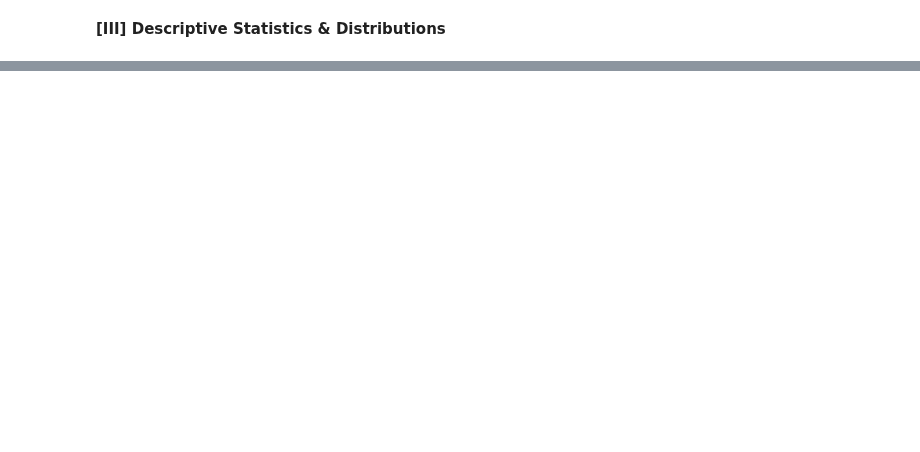
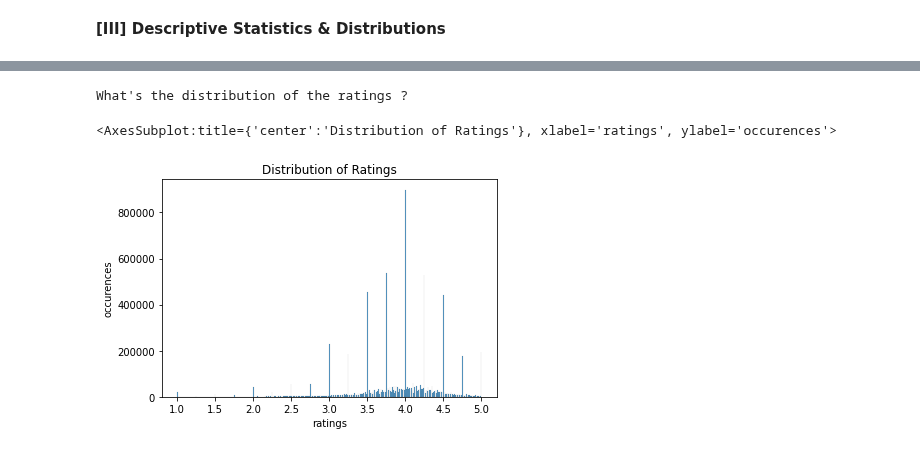
Before and after one commit to epfl-ada/ada-2022-project-analyteam, a Jupyter notebook: processing_ratings.ipynb, the cells around one changed output, grey strips where cells are left out. Cells and saved outputs as stored; diff of their text form; code cells hidden in the pictures; blank space fills up the shorter version.

Commit message:
processing_ratings

```diff
--- a/processing_ratings.ipynb
+++ b/processing_ratings.ipynb
@@ -83,0 +221,3 @@ ratings_ddf.head(5)
+# %%
+ratings_ddf=ing.read_parquet('RefinedData\BeerAdvocate\\ratings.parquet')
+ratings_ddf[['appearance','aroma','palate','taste','overall','rating']].describe().compute()
@@ -83,0 +234,11 @@ ratings_ddf.head(5)
+# %%
+print('What\'s the distribution of the ratings ?')
+fig, ax = plt.subplots(1,1)
+ax.set_title("Distribution of Ratings")
+ax.set_ylabel("occurences")
+ax.set_xlabel("ratings")
+sns.histplot(data=ratings_ddf,x='rating',ax=ax)
+# %% [output]
+What's the distribution of the ratings ?
+<AxesSubplot:title={'center':'Distribution of Ratings'}, xlabel='ratings', ylabel='occurences'>
+[figure, added]
```
Also changed, not shown: parts of 25 cells of this notebook.
